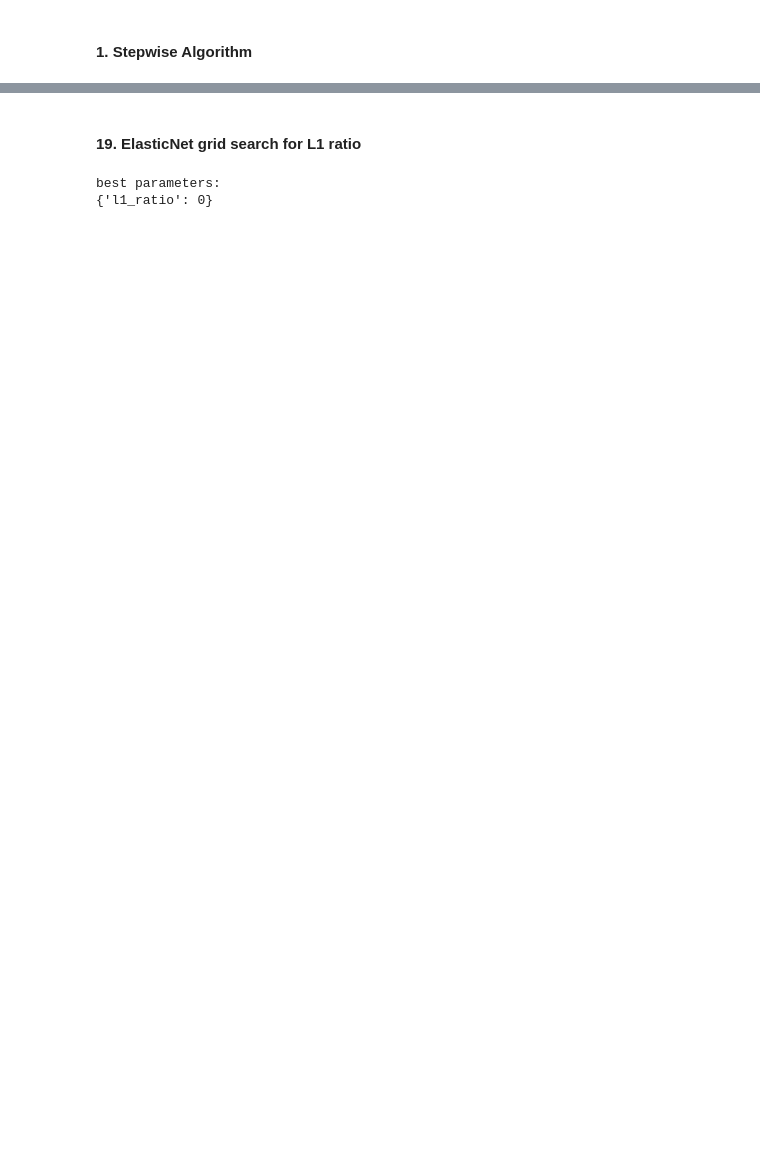
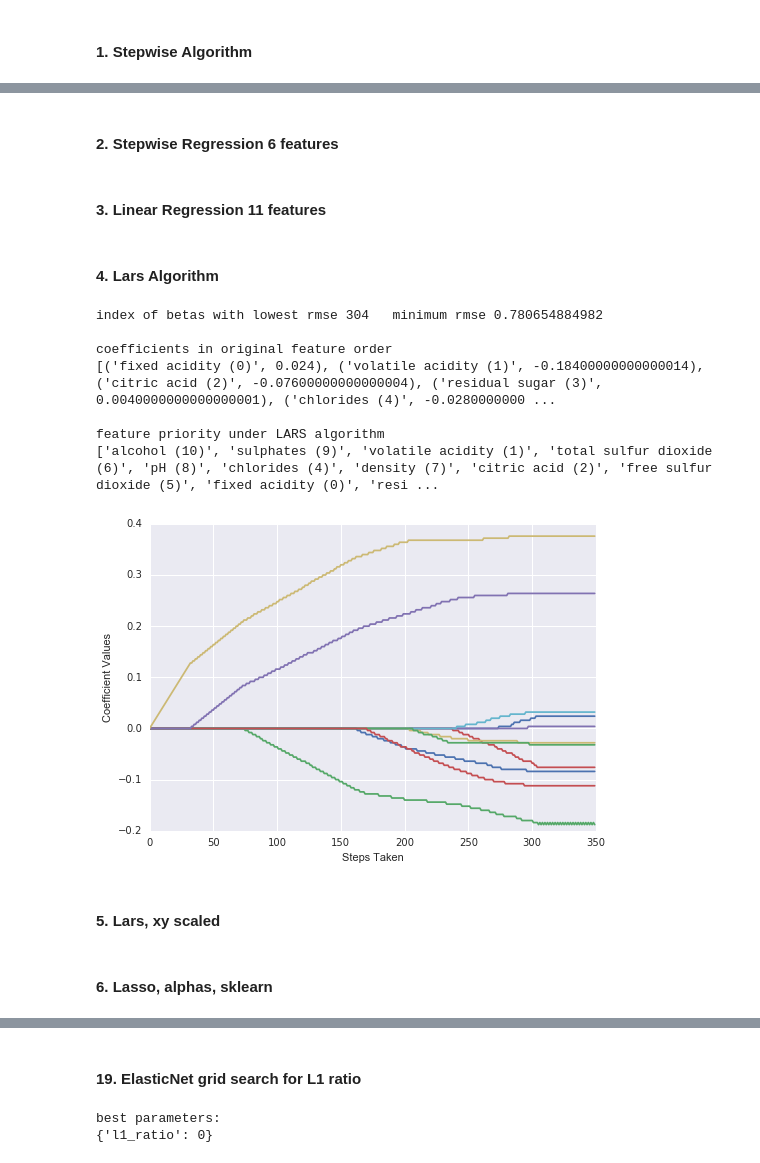
Before and after one commit to HAMZA310/datascience, a Jupyter notebook: Wine_Taste_Quality/Wine_Taste_Quality.ipynb, the cells around one changed output, grey strips where cells are left out. Saved outputs shown, nothing was run; the diff lists cells and outputs as text; code cells hidden in the pictures; blank space fills up the shorter version.

```diff
--- a/Wine_Taste_Quality/Wine_Taste_Quality.ipynb
+++ b/Wine_Taste_Quality/Wine_Taste_Quality.ipynb
@@ -644,0 +624,2 @@ RMSE 0.675016198903
+# %% [markdown]
+#### 2. Stepwise Regression 6 features
@@ -644,0 +633,2 @@ RMSE 0.675016198903
+# %% [markdown]
+#### 3. Linear Regression 11 features
@@ -644,0 +641,73 @@ RMSE 0.675016198903
+# %% [markdown]
+#### 4. Lars Algorithm
+# %%
+n_rows = len(df.index)
+n_cols = len(x_list[0])
+beta = [0.0] * n_cols # row of beta coefficients
+beta_matrix = [] # matrix of beta coefficients
+beta_matrix.append(list(beta))
+n_steps = 350
+step_size = 0.004
+lars_indices = [] # features placement sequence
+
+# calculate correlation between features & residuals
+# and increment (decrement) beta corresponding to feature with highest correlation
+for i in range(n_steps):
+    residuals = [0.0] * n_rows
+    for j in range(n_rows):
+        labels_hat = sum([x_scaled[j][k] * beta[k] for k in range(n_cols)])
+        residuals[j] = labels_scaled[j] - labels_hat
+    corr = [0.0] * n_cols
+    for j in range(n_cols):
+        corr[j] = sum([x_scaled[k][j] * residuals[k] for k in range(n_rows)]) / n_rows
+    k = 0
+    corr_i = corr[0]
+    for j in range(1, (n_cols)):
+        if abs(corr_i) < abs(corr[j]):
+            k = j
+            corr_i = corr[j]
+    beta[k] += step_size * corr_i / abs(corr_i)
+    beta_matrix.append(list(beta))
+    beta_indices = [index for index in range(n_cols) if beta[index] != 0.0]
+    for q in beta_indices:
+        if (q in lars_indices) == False:
+            lars_indices.append(q)
+
+#find the beta matrix index with lowest rmse
+errors = []
+#x = np.array(df_scaled).tolist()  #list of list format for calc_pre_vals
+#y = labels_scaled
+for i in range(len(beta_matrix)):
+    preds = calc_pred_vals(x_scaled, beta_matrix[i])
+    rms_error = calc_rmse(preds, labels_scaled)
+    errors.append(rms_error)
+min_error = min(errors)
+min_index = errors.index(min_error)
+print 'index of betas with lowest rmse', min_index, '  minimum rmse', min_error
+
+#plot range of beta values for each attribute
+for i in range(n_cols):
+    coeff_curve = [beta_matrix[k][i] for k in range(n_steps)]
+    xaxis = range(n_steps)
+    plt.plot(xaxis, coeff_curve)
+print '\ncoefficients in original feature order'
+dfnames = df.columns
+coeffs = beta_matrix[min_index]
+print (zip(dfnames, coeffs))
+lars_sequence = [dfnames[lars_indices[i]] for i in range(len(lars_indices))]
+lars_coeffs = [coeffs[i] for i in lars_indices]
+print '\nfeature priority under LARS algorithm\n', lars_sequence
+plt.xlabel("Steps Taken")
+plt.ylabel(("Coefficient Values"))
+plt.show()
+# %% [output]
+index of betas with lowest rmse 304   minimum rmse 0.780654884982
+
+coefficients in original feature order
+[('fixed acidity (0)', 0.024), ('volatile acidity (1)', -0.18400000000000014), ('citric acid (2)', -0.07600000000000004), ('residual sugar (3)', 0.0040000000000000001), ('chlorides (4)', -0.0280000000 ...
+
+feature priority under LARS algorithm
+['alcohol (10)', 'sulphates (9)', 'volatile acidity (1)', 'total sulfur dioxide (6)', 'pH (8)', 'chlorides (4)', 'density (7)', 'citric acid (2)', 'free sulfur dioxide (5)', 'fixed acidity (0)', 'resi ...
+[figure, added]
+# %% [markdown]
+#### 5. Lars, xy scaled
@@ -644,0 +719,2 @@ RMSE 0.675016198903
+# %% [markdown]
+#### 6. Lasso, alphas, sklearn
```
Also changed, not shown: parts of 188 cells of this notebook.
